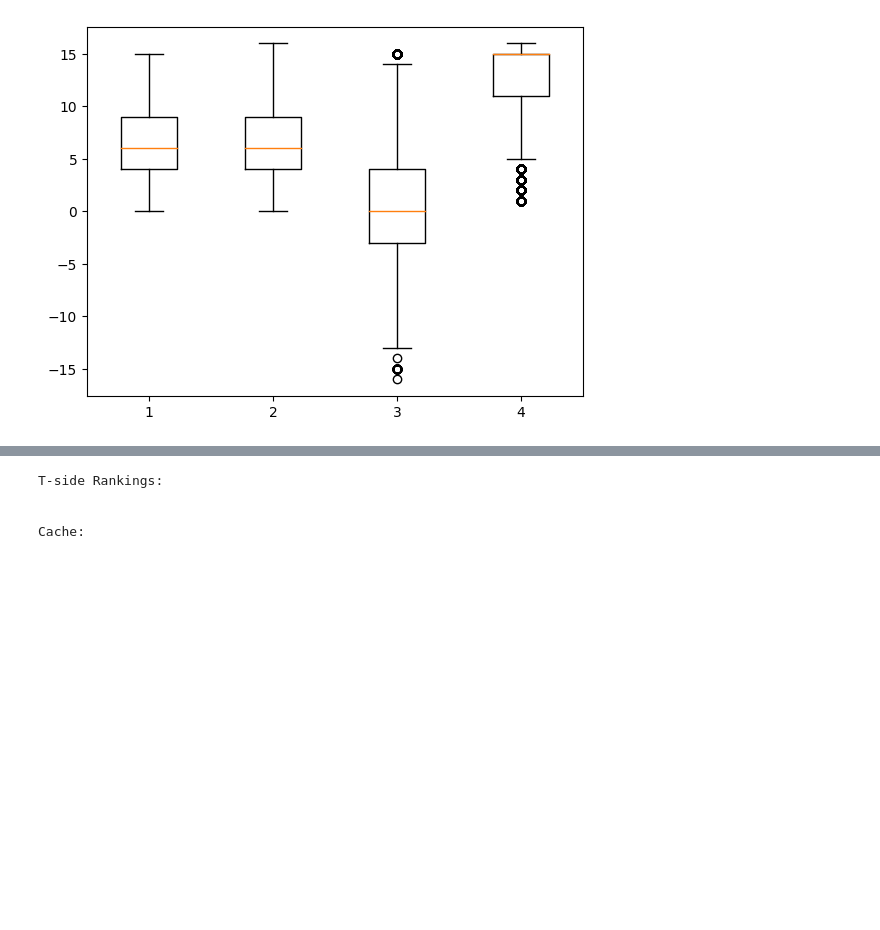
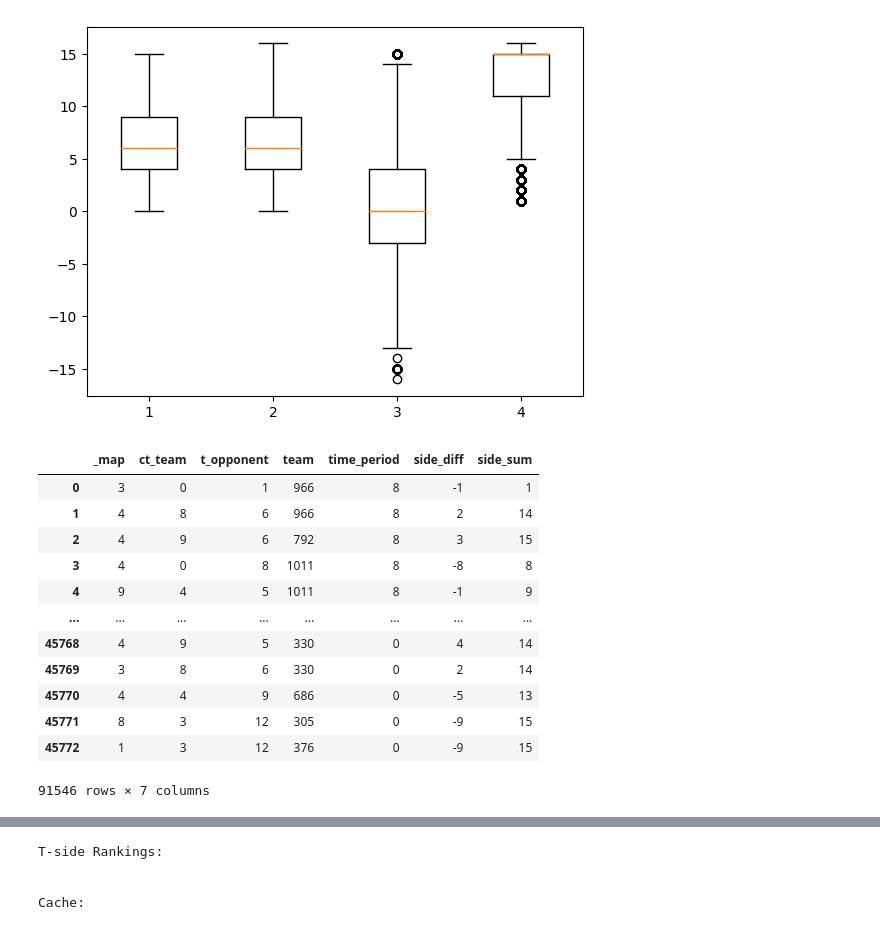
Before and after one commit to DanielMarinhoFerreira/Projeto-Integrador-III-CSV, a Jupyter notebook: analytics/analise_database.ipynb, the cells around one changed output, grey strips where cells are left out. Drawn from its saved outputs; the diff is of its cells as text; code cells hidden in the pictures; blank space fills up the shorter version.

```diff
--- a/analytics/analise_database.ipynb
+++ b/analytics/analise_database.ipynb
@@ -347,6 +347,29 @@ ax.set_ylabel('')
 plt.show()
 # %% [output]
 [figure]
+# %%
+from sklearn.calibration import LabelEncoder
+
+df_no_ = new_data_ct[['time_period','_map','team']]
+
+df_cat = df_no_.apply(LabelEncoder().fit_transform) # type: ignore #substitui as colunas originais pelas colunas codificadas
+
+new_data_ct[['time_period','_map','team']] = df_cat # alterando as colunas originais pelas conulas codificadas
+display(new_data_ct)
+# %% [output]
+|  | _map | ct_team | t_opponent | team | time_period | side_diff | side_sum |
+| 0 | 3 | 0 | 1 | 966 | 8 | -1 | 1 |
+| 1 | 4 | 8 | 6 | 966 | 8 | 2 | 14 |
+| 2 | 4 | 9 | 6 | 792 | 8 | 3 | 15 |
+| 3 | 4 | 0 | 8 | 1011 | 8 | -8 | 8 |
+| 4 | 9 | 4 | 5 | 1011 | 8 | -1 | 9 |
+| ... | ... | ... | ... | ... | ... | ... | ... |
+| 45768 | 4 | 9 | 5 | 330 | 0 | 4 | 14 |
+| 45769 | 3 | 8 | 6 | 330 | 0 | 2 | 14 |
+| 45770 | 4 | 4 | 9 | 686 | 0 | -5 | 13 |
+| 45771 | 8 | 3 | 12 | 305 | 0 | -9 | 15 |
+| 45772 | 1 | 3 | 12 | 376 | 0 | -9 | 15 |
+91546 rows × 7 columns
 # %%
 
 from sklearn.metrics import confusion_matrix, accuracy_score, classification_report
```
Also changed, not shown: parts of 1 cell of this notebook.
